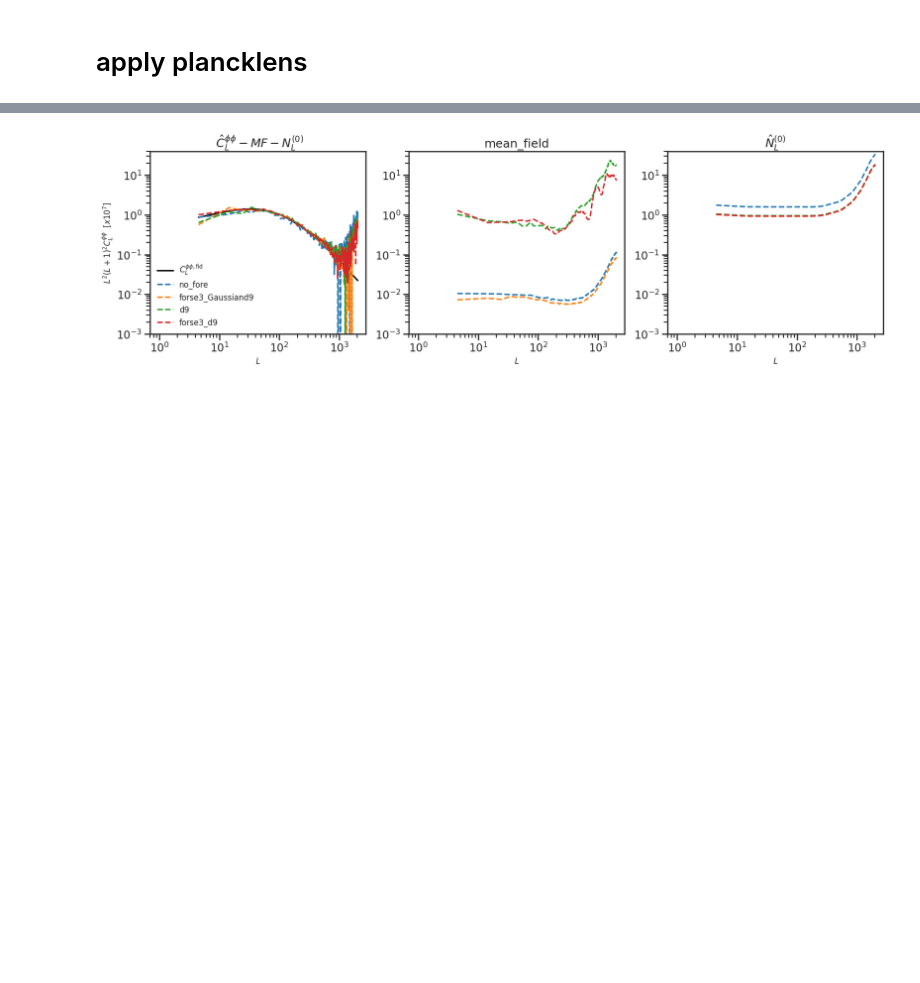
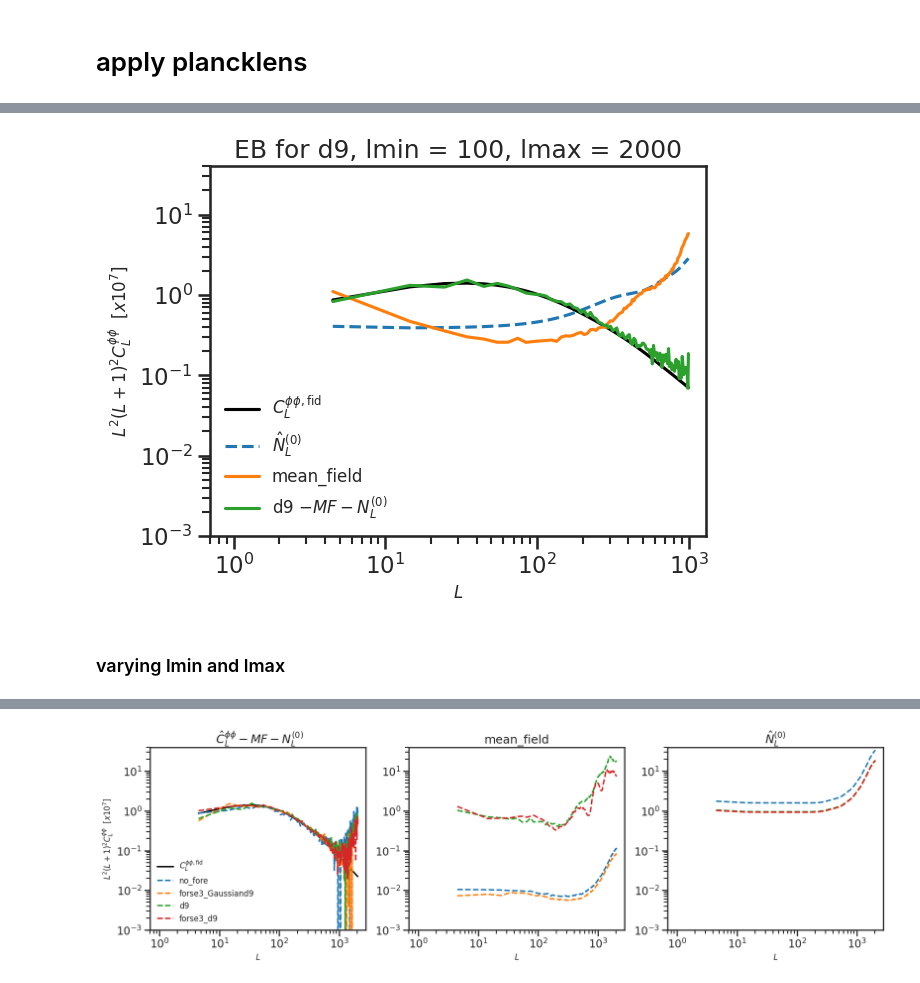
Before and after one commit to yaojian95/non_gau_lensing, a Jupyter notebook: try_plancklen.ipynb, the cells around one changed output, grey strips where cells are left out. Cells and saved outputs as stored; diff of their text form; code cells hidden in the pictures; blank space fills up the shorter version.

```diff
--- a/try_plancklen.ipynb
+++ b/try_plancklen.ipynb
@@ -494,0 +529,6 @@ Cached  /pscratch/sd/j/jianyao/data_lensing/lenre_results/SO_LAT/cleaned_cmb_d9_
+# %%
+result_i1 = run_qe(['p_p'], ['d9'], lmin_ivf = 100, lmax_ivf=2000, lmax_qlm = 1000, lmax_Bmode= 2000, return_results=True, plot = True)
+# %% [output]
+[figure, added]
+# %% [markdown]
+### varying lmin and lmax
```
Also changed, not shown: parts of 36 cells of this notebook.
